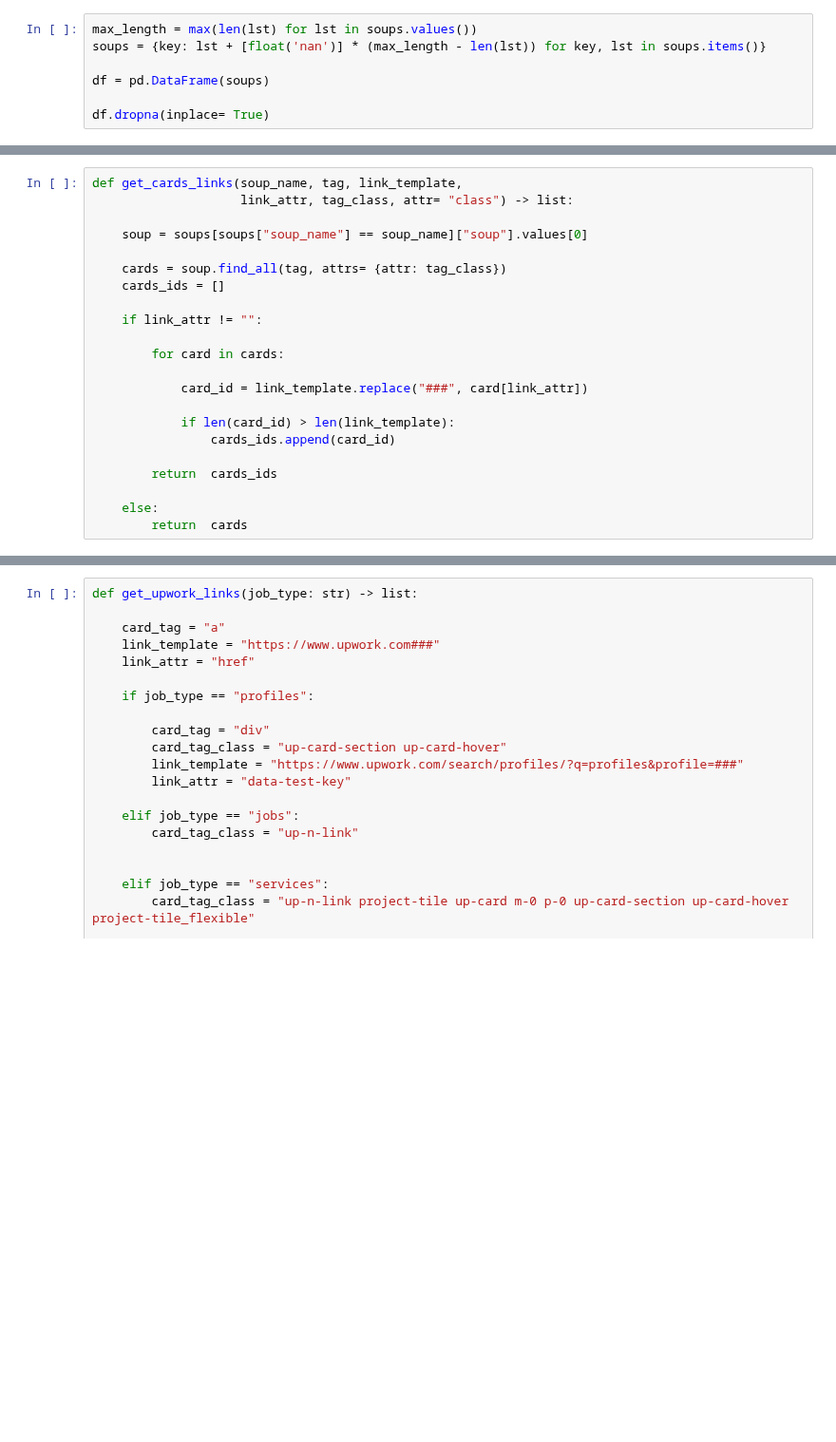
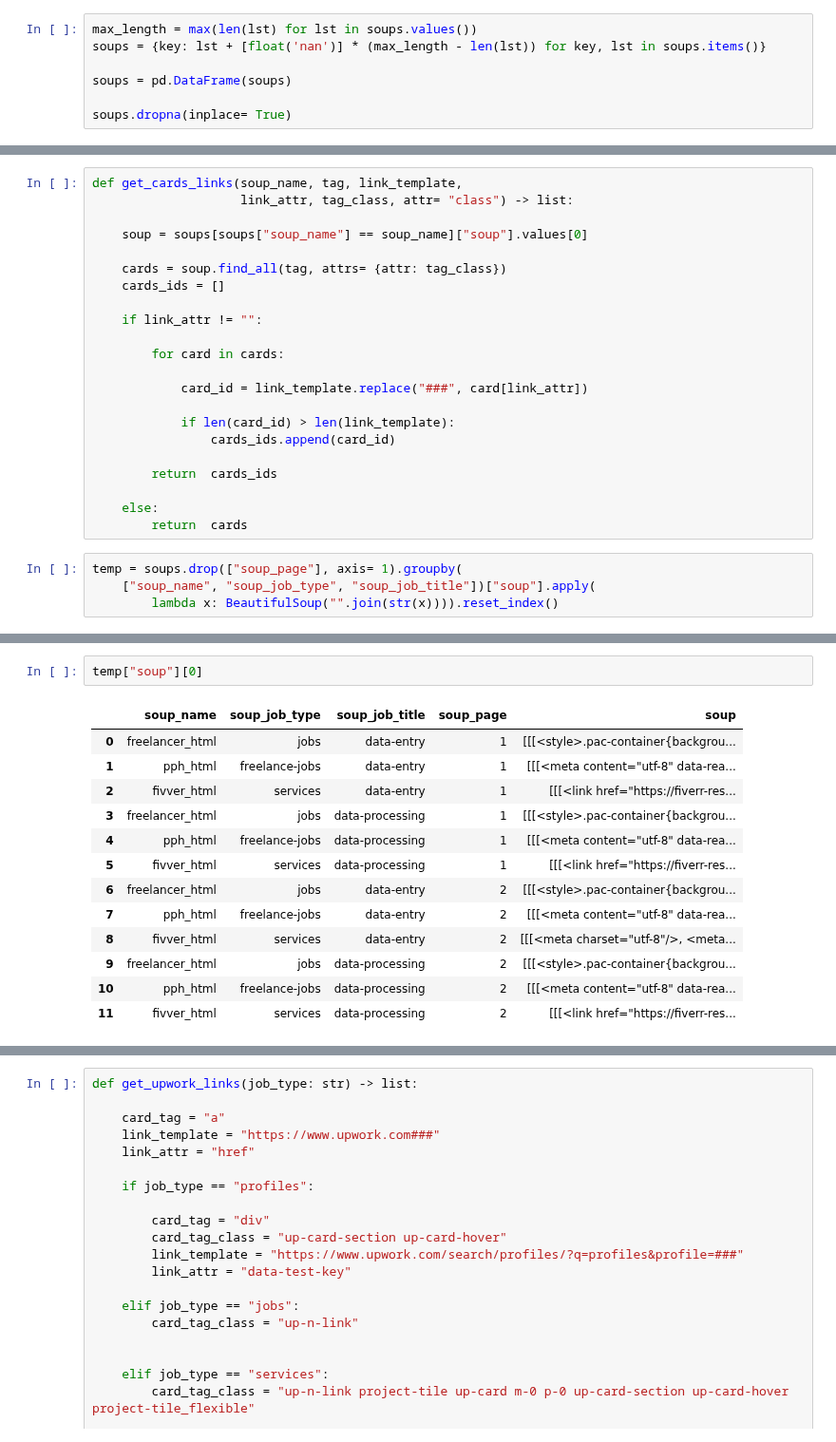
Before and after one commit to muabdalaleam/data-jobs-analysis, a Jupyter notebook: data mining/freelancing data collecting.ipynb, the cells around one changed output, grey strips where cells are left out. Shown at 95% size. Cells and saved outputs as stored; diff of their text form; blank space fills up the shorter version.

Commit message:
Finished the Pages HTML stacker for the second time

```diff
--- a/data mining/freelancing data collecting.ipynb
+++ b/data mining/freelancing data collecting.ipynb
@@ -342,9 +338,9 @@ Finished ...
 max_length = max(len(lst) for lst in soups.values())
 soups = {key: lst + [float('nan')] * (max_length - len(lst)) for key, lst in soups.items()}
 
-df = pd.DataFrame(soups)
+soups = pd.DataFrame(soups)
 
-df.dropna(inplace= True)
+soups.dropna(inplace= True)
 # %%
 print("Printing the title of each page to check if it's loaded correctly.\n")
 
@@ -395,3 +391,7 @@ def get_cards_links(soup_name, tag, link_template,
 
     else:
         return  cards
+# %%
+temp = soups.drop(["soup_page"], axis= 1).groupby(
+    ["soup_name", "soup_job_type", "soup_job_title"])["soup"].apply(
+        lambda x: BeautifulSoup("".join(str(x)))).reset_index()
@@ -398 +408,17 @@ def get_cards_links(soup_name, tag, link_template,
+# %%
+temp["soup"][0]
+# %% [output]
+|  | soup_name | soup_job_type | soup_job_title | soup_page | soup |
+| 0 | freelancer_html | jobs | data-entry | 1 | [[[<style>.pac-container{backgrou... |
+| 1 | pph_html | freelance-jobs | data-entry | 1 | [[[<meta content="utf-8" data-rea... |
+| 2 | fivver_html | services | data-entry | 1 | [[[<link href="https://fiverr-res... |
+| 3 | freelancer_html | jobs | data-processing | 1 | [[[<style>.pac-container{backgrou... |
+| 4 | pph_html | freelance-jobs | data-processing | 1 | [[[<meta content="utf-8" data-rea... |
+| 5 | fivver_html | services | data-processing | 1 | [[[<link href="https://fiverr-res... |
+| 6 | freelancer_html | jobs | data-entry | 2 | [[[<style>.pac-container{backgrou... |
+| 7 | pph_html | freelance-jobs | data-entry | 2 | [[[<meta content="utf-8" data-rea... |
+| 8 | fivver_html | services | data-entry | 2 | [[[<meta charset="utf-8"/>, <meta... |
+| 9 | freelancer_html | jobs | data-processing | 2 | [[[<style>.pac-container{backgrou... |
+| 10 | pph_html | freelance-jobs | data-processing | 2 | [[[<meta content="utf-8" data-rea... |
+| 11 | fivver_html | services | data-processing | 2 | [[[<link href="https://fiverr-res... |
 # %%
```
Also changed, not shown: parts of 6 cells of this notebook.
